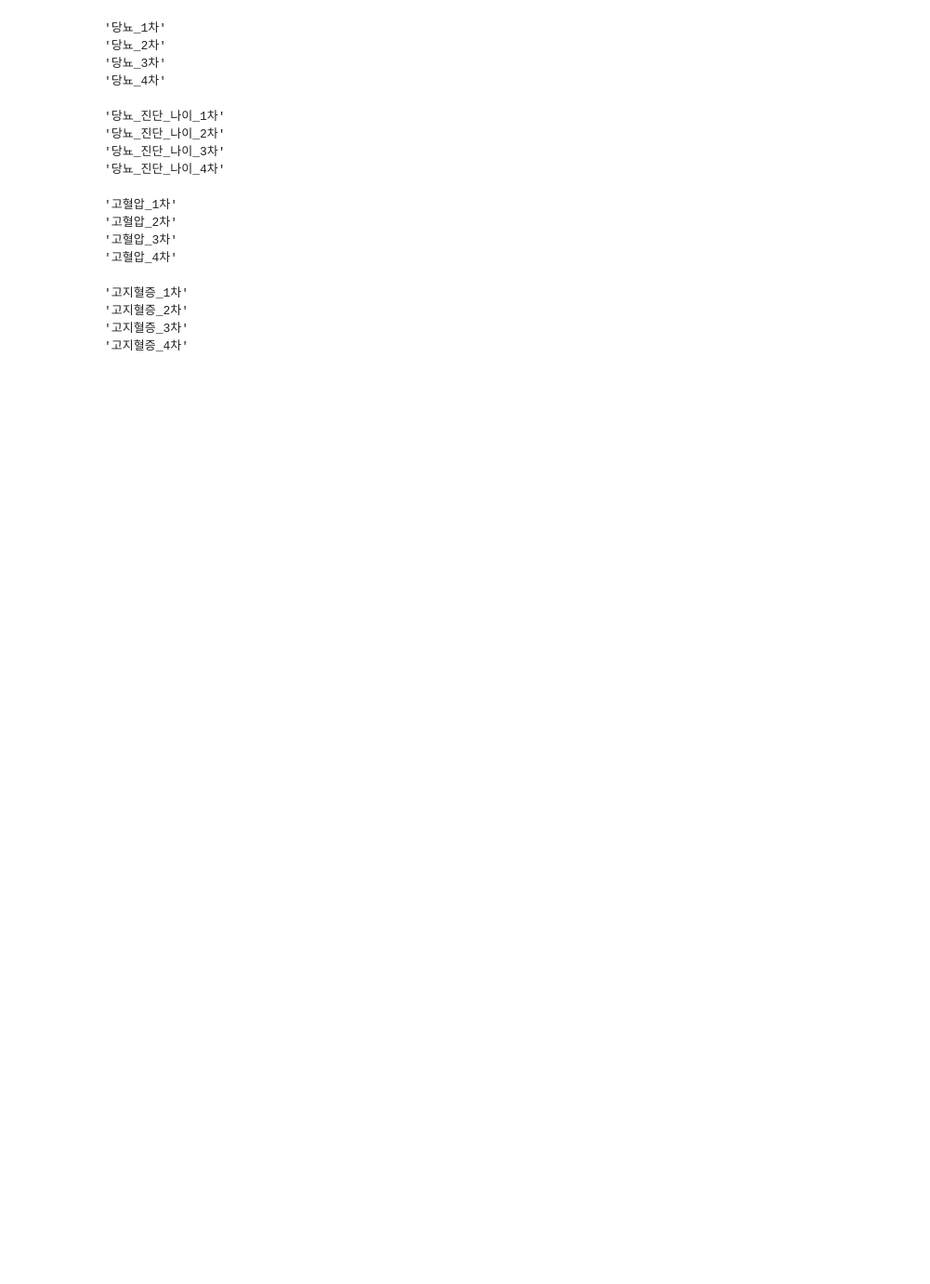
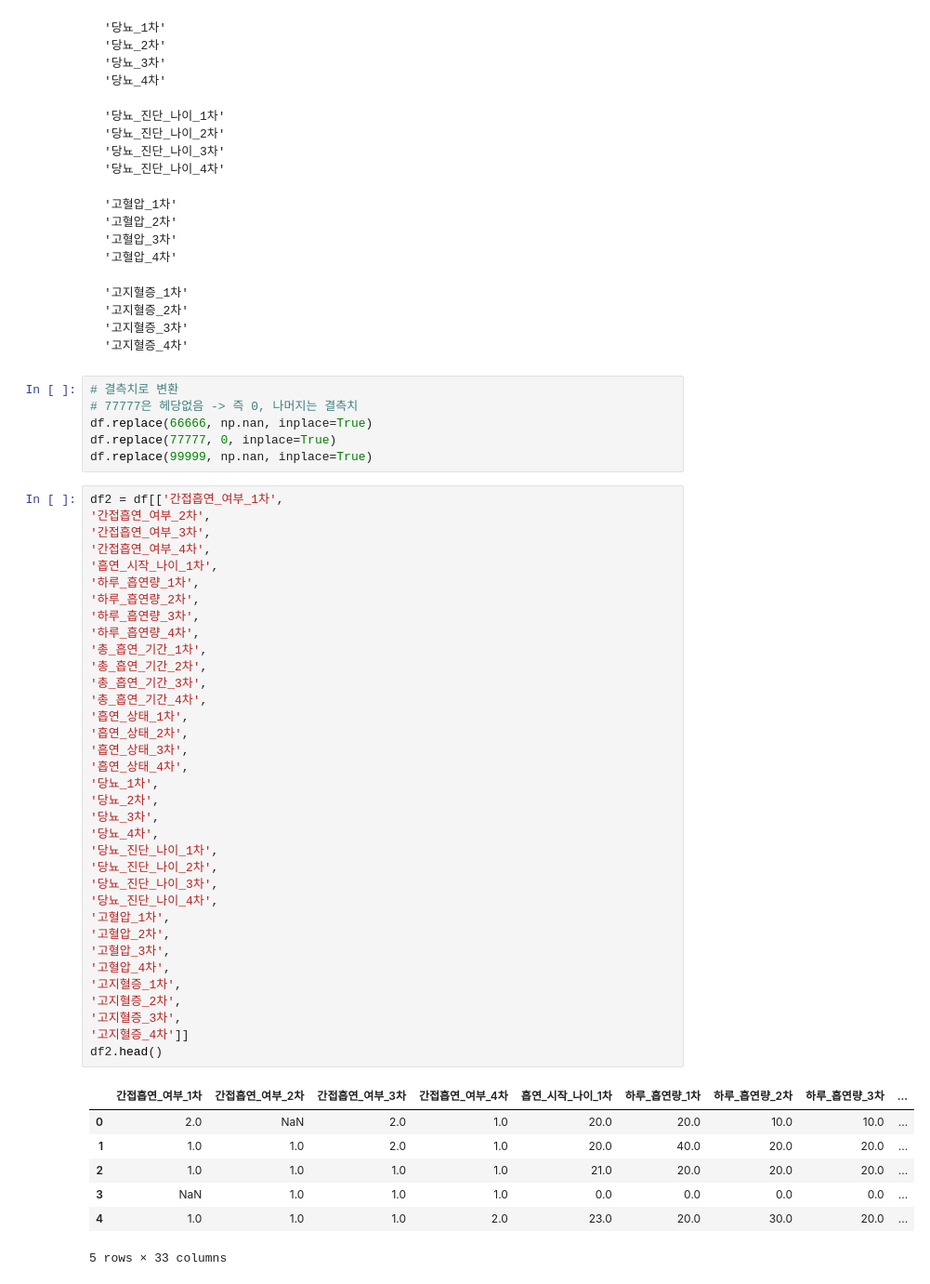
Before and after one commit to JOyongho4/DARTB4, a Jupyter notebook: 토이프로젝트_조용호.ipynb, the cells around one changed output. Shown at 93% size. Saved outputs shown, nothing was run; the diff lists cells and outputs as text; blank space fills up the shorter version.

```diff
--- a/토이프로젝트_조용호.ipynb
+++ b/토이프로젝트_조용호.ipynb
@@ -379,3 +379,52 @@ df.head()
     '고지혈증_2차'
     '고지혈증_3차'
     '고지혈증_4차'
+# %%
+# 결측치로 변환
+# 77777은 헤당없음 -> 즉 0, 나머지는 결측치
+df.replace(66666, np.nan, inplace=True)
+df.replace(77777, 0, inplace=True)
+df.replace(99999, np.nan, inplace=True)
+# %%
+df2 = df[['간접흡연_여부_1차',
+'간접흡연_여부_2차',
+'간접흡연_여부_3차',
+'간접흡연_여부_4차',
+'흡연_시작_나이_1차',
+'하루_흡연량_1차',
+'하루_흡연량_2차',
+'하루_흡연량_3차',
+'하루_흡연량_4차',
+'총_흡연_기간_1차',
+'총_흡연_기간_2차',
+'총_흡연_기간_3차',
+'총_흡연_기간_4차',
+'흡연_상태_1차',
+'흡연_상태_2차',
+'흡연_상태_3차',
+'흡연_상태_4차',
+'당뇨_1차',
+'당뇨_2차',
+'당뇨_3차',
+'당뇨_4차',
+'당뇨_진단_나이_1차',
+'당뇨_진단_나이_2차',
+'당뇨_진단_나이_3차',
+'당뇨_진단_나이_4차',
+'고혈압_1차',
+'고혈압_2차',
+'고혈압_3차',
+'고혈압_4차',
+'고지혈증_1차',
+'고지혈증_2차',
+'고지혈증_3차',
+'고지혈증_4차']]
+df2.head()
+# %% [output]
+|  | 간접흡연_여부_1차 | 간접흡연_여부_2차 | 간접흡연_여부_3차 | 간접흡연_여부_4차 | 흡연_시작_나이_1차 | 하루_흡연량_1차 | 하루_흡연량_2차 | 하루_흡연량_3차 | ... |
+| 0 | 2.0 | NaN | 2.0 | 1.0 | 20.0 | 20.0 | 10.0 | 10.0 | ... |
+| 1 | 1.0 | 1.0 | 2.0 | 1.0 | 20.0 | 40.0 | 20.0 | 20.0 | ... |
+| 2 | 1.0 | 1.0 | 1.0 | 1.0 | 21.0 | 20.0 | 20.0 | 20.0 | ... |
+| 3 | NaN | 1.0 | 1.0 | 1.0 | 0.0 | 0.0 | 0.0 | 0.0 | ... |
+| 4 | 1.0 | 1.0 | 1.0 | 2.0 | 23.0 | 20.0 | 30.0 | 20.0 | ... |
+5 rows × 33 columns
```
Also changed, not shown: parts of 10 cells of this notebook.
